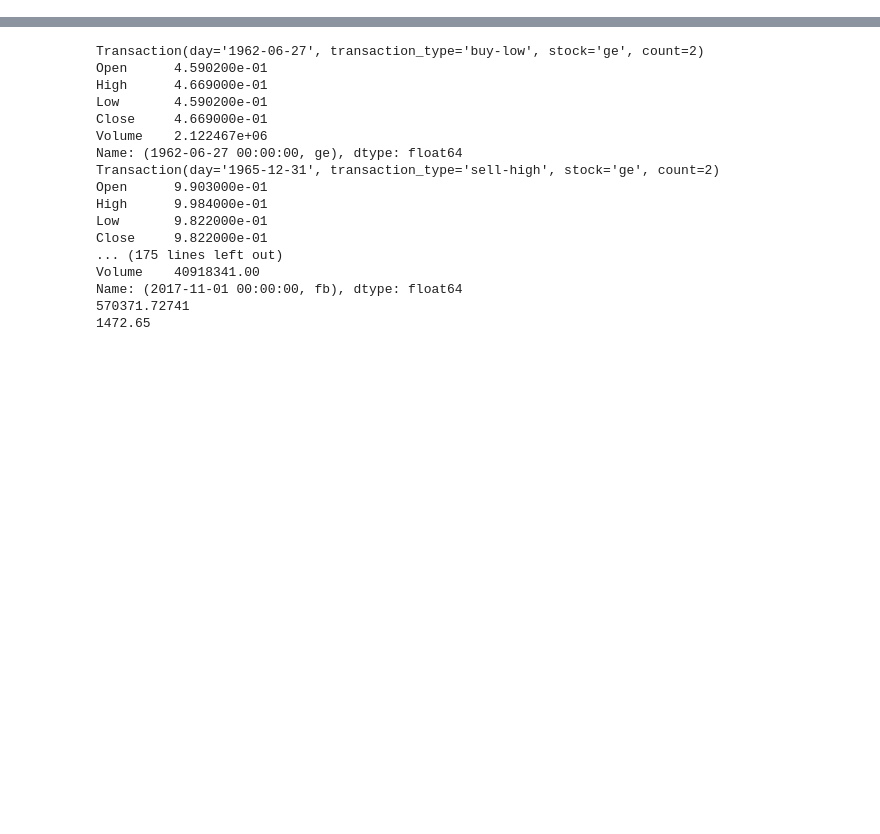
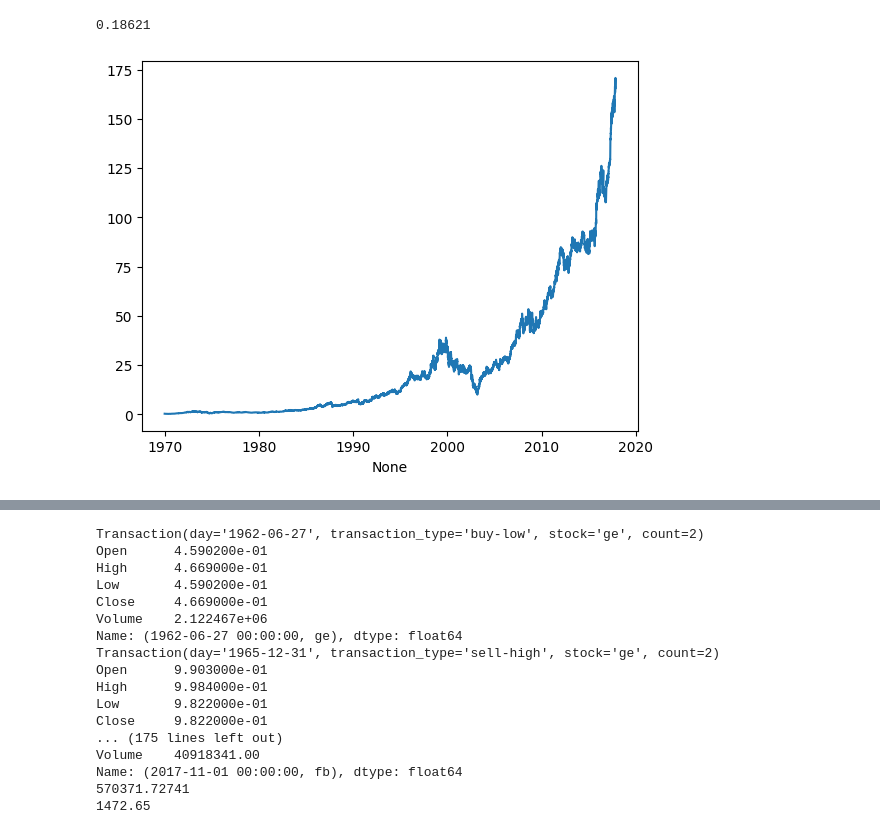
Before and after one commit to marvlach/stocks-project, a Jupyter notebook: src/Stocks.ipynb, the cells around one changed output, grey strips where cells are left out. Cells and saved outputs as stored; diff of their text form; code cells hidden in the pictures; blank space fills up the shorter version.

```diff
--- a/src/Stocks.ipynb
+++ b/src/Stocks.ipynb
@@ -11,0 +92,8 @@ stocks_df.sort_index(level='Date', ascending=True, inplace=True)
+# %%
+some_stock = stocks_df.query("Name == 'mcd'")['Close']
+x, y = some_stock.index.map(lambda x: x[0]), some_stock.values
+sns.lineplot(x=x, y=y)
+y.min()
+# %% [output]
+0.18621
+[figure, added]
```
Also changed, not shown: parts of 18 cells of this notebook.
